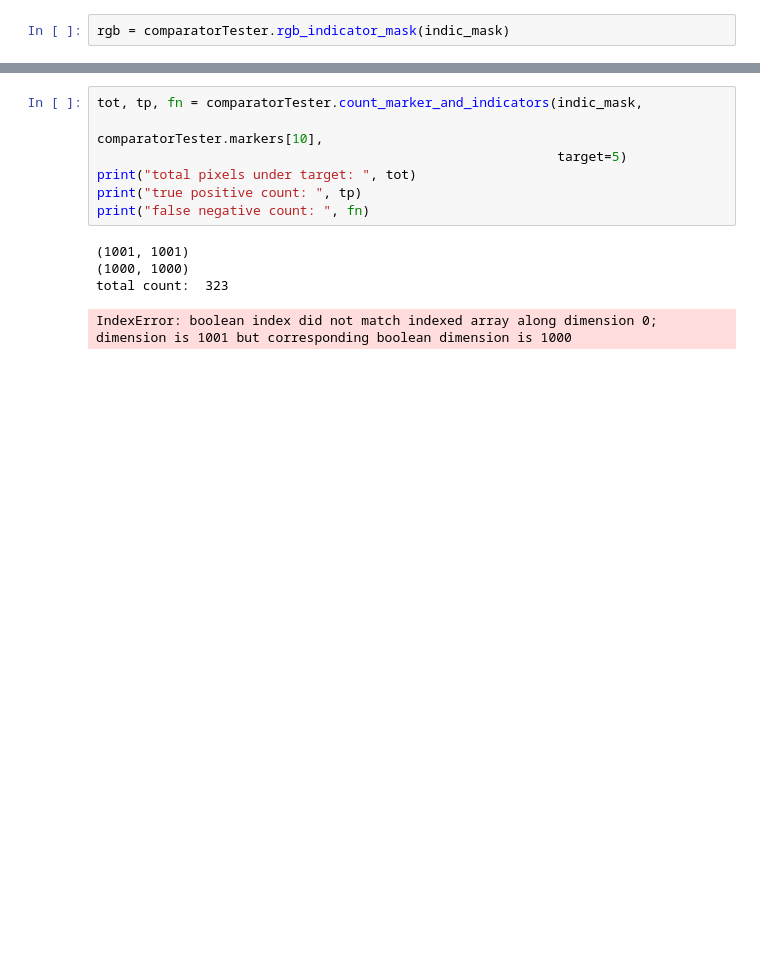
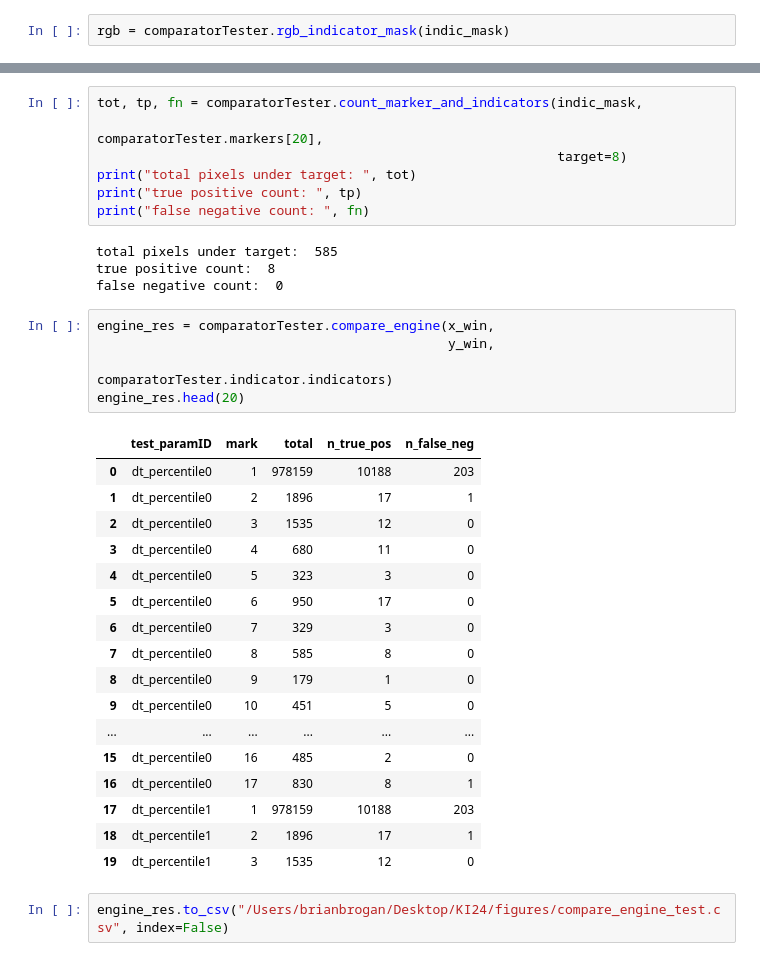
Before and after one commit to brigbrog/SpatialSegmentation, a Jupyter notebook: benchmarking/workflow_tester.ipynb, the cells around one changed output, grey strips where cells are left out. Drawn from its saved outputs; the diff is of its cells as text; blank space fills up the shorter version.

Commit message:
compare engine runs and tests but needs review, also need to look at segmenter

```diff
--- a/benchmarking/workflow_tester.ipynb
+++ b/benchmarking/workflow_tester.ipynb
@@ -177,12 +174,36 @@ plt.show()
 # %%
 tot, tp, fn = comparatorTester.count_marker_and_indicators(indic_mask,
-                                                           comparatorTester.markers[10],
-                                                           target=5)
+                                                           comparatorTester.markers[20],
+                                                           target=8)
 print("total pixels under target: ", tot)
 print("true positive count: ", tp)
 print("false negative count: ", fn)
 # %% [output]
-(1001, 1001)
-(1000, 1000)
-total count:  323
+total pixels under target:  585
+true positive count:  8
+false negative count:  0
-IndexError: boolean index did not match indexed array along dimension 0; dimension is 1001 but corresponding boolean dimension is 1000
+# %%
+engine_res = comparatorTester.compare_engine(x_win,
+                                             y_win,
+                                             comparatorTester.indicator.indicators)
+engine_res.head(20)
+# %% [output]
+|  | test_paramID | mark | total | n_true_pos | n_false_neg |
+| 0 | dt_percentile0 | 1 | 978159 | 10188 | 203 |
+| 1 | dt_percentile0 | 2 | 1896 | 17 | 1 |
+| 2 | dt_percentile0 | 3 | 1535 | 12 | 0 |
+| 3 | dt_percentile0 | 4 | 680 | 11 | 0 |
+| 4 | dt_percentile0 | 5 | 323 | 3 | 0 |
+| 5 | dt_percentile0 | 6 | 950 | 17 | 0 |
+| 6 | dt_percentile0 | 7 | 329 | 3 | 0 |
+| 7 | dt_percentile0 | 8 | 585 | 8 | 0 |
+| 8 | dt_percentile0 | 9 | 179 | 1 | 0 |
+| 9 | dt_percentile0 | 10 | 451 | 5 | 0 |
+| ... | ... | ... | ... | ... | ... |
+| 15 | dt_percentile0 | 16 | 485 | 2 | 0 |
+| 16 | dt_percentile0 | 17 | 830 | 8 | 1 |
+| 17 | dt_percentile1 | 1 | 978159 | 10188 | 203 |
+| 18 | dt_percentile1 | 2 | 1896 | 17 | 1 |
+| 19 | dt_percentile1 | 3 | 1535 | 12 | 0 |
+# %%
+engine_res.to_csv("/Users/brianbrogan/Desktop/KI24/figures/compare_engine_test.csv", index=False)
```
Also changed, not shown: parts of 3 cells of this notebook, 1 other file.
